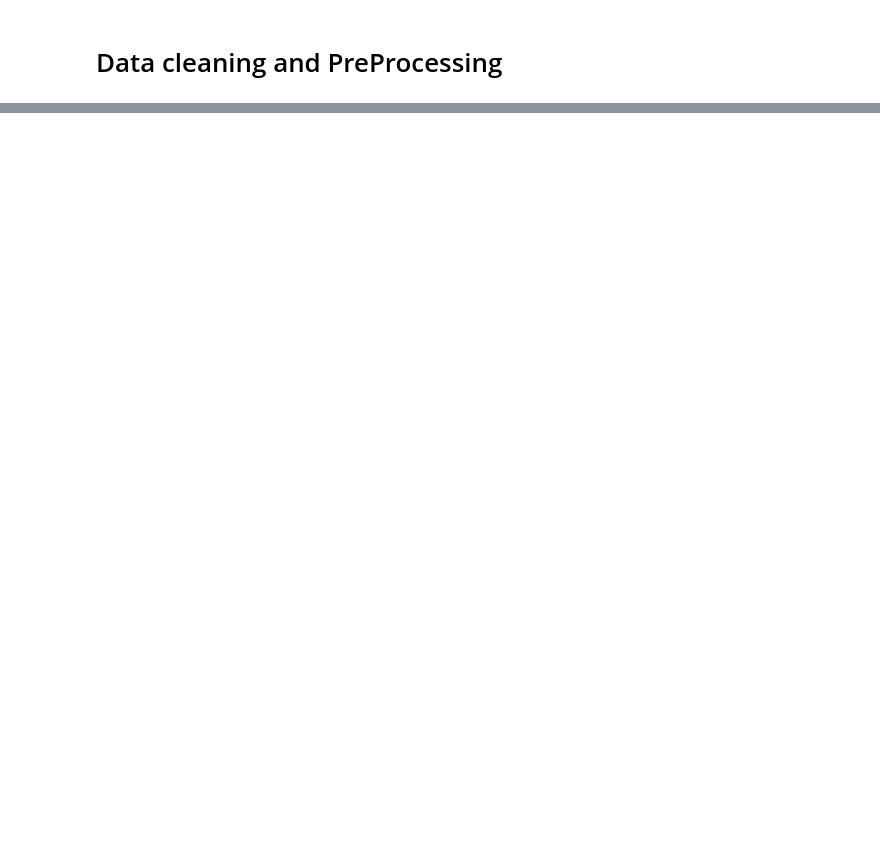
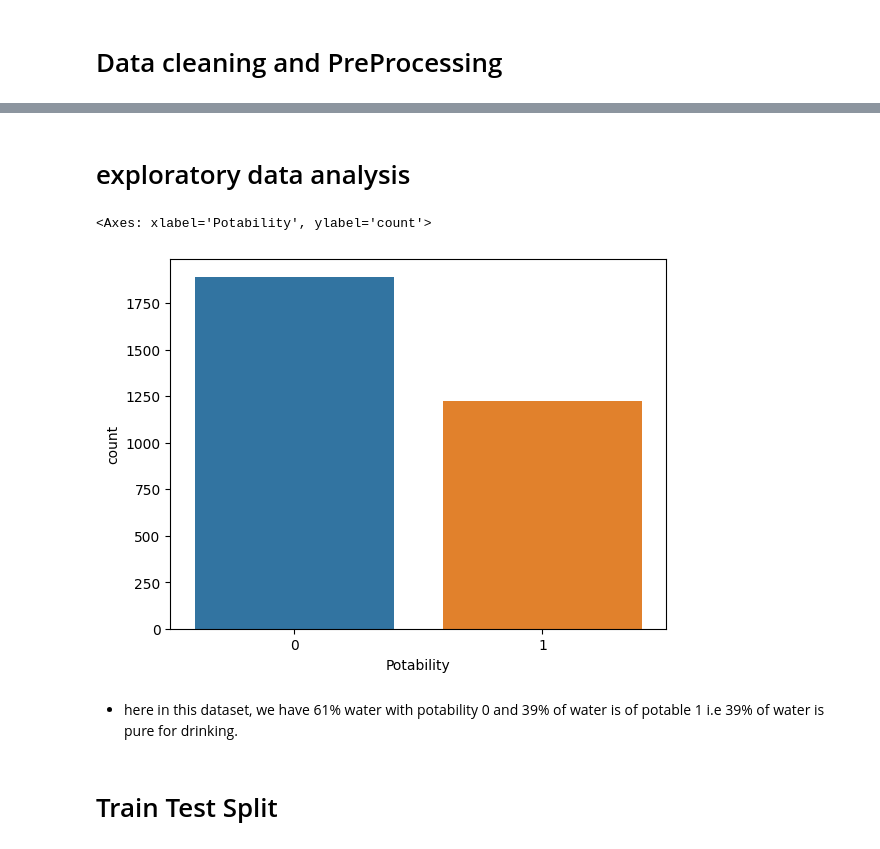
Before and after one commit to bikashbanjaraa/Water_quality_prediction, a Jupyter notebook: Water_Quality_Prediction.ipynb, the cells around one changed output, grey strips where cells are left out. Drawn from its saved outputs; the diff is of its cells as text; code cells hidden in the pictures; blank space fills up the shorter version.

```diff
--- a/Water_Quality_Prediction.ipynb
+++ b/Water_Quality_Prediction.ipynb
@@ -112,0 +120,2 @@ df.describe()
+# %%
+df.Sulfate = df['Sulfate'].apply(add_sulfate)
@@ -112,0 +143,7 @@ df.describe()
+# %%
+def fill_ph(x):
+    if pd.isna(x):
+        return 7.036752
+    return x
+# %%
+df.ph = df['ph'].apply(fill_ph)
@@ -112,0 +171,2 @@ df.describe()
+# %%
+df.dropna(inplace = True)  # dropping missing values
@@ -112,0 +266,11 @@ df.describe()
+# %% [markdown]
+# exploratory data analysis
+# %%
+import seaborn as sns
+sns.countplot(x='Potability',data = df)
+
+# barplot of water potability count.
+# 0 is non-potable and 1 is potable.
+# %% [output]
+<Axes: xlabel='Potability', ylabel='count'>
+[figure, added]
@@ -112,0 +282,4 @@ df.describe()
+# %% [markdown]
+* here in this dataset, we have 61% water with potability 0 and 39% of water is of potable 1 i.e 39% of water is pure for drinking.
+# %% [markdown]
+# Train Test Split
```
Also changed, not shown: parts of 70 cells of this notebook, 2 other files.
